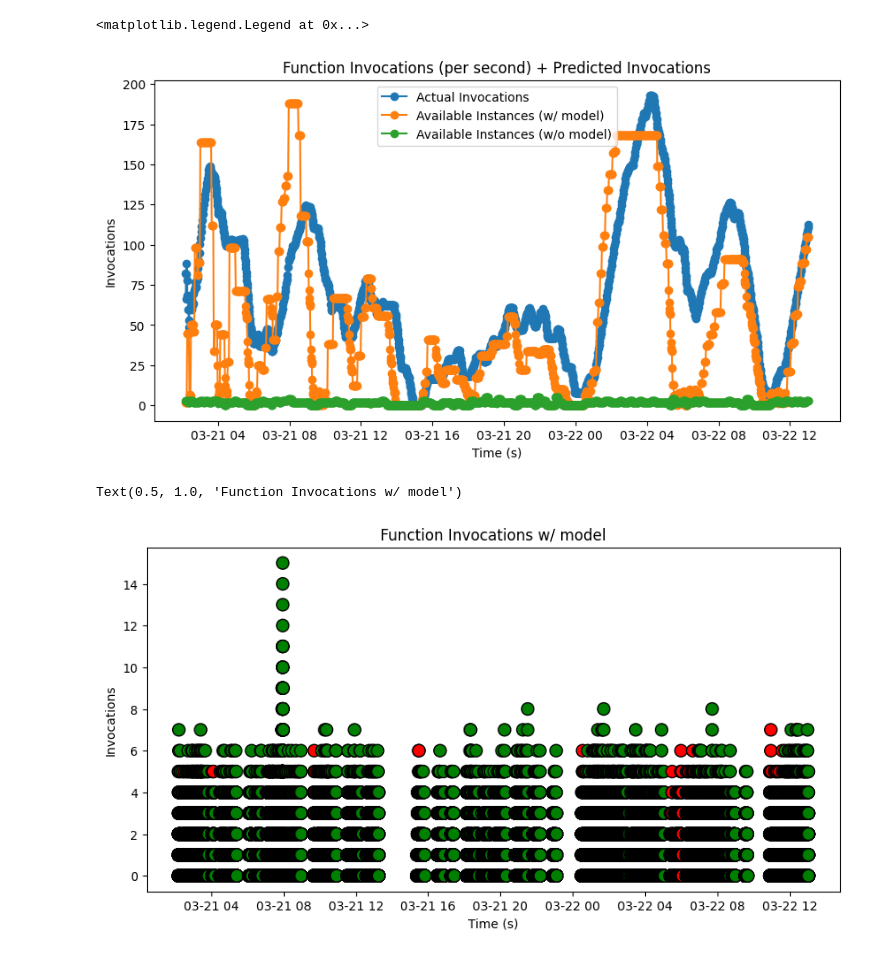
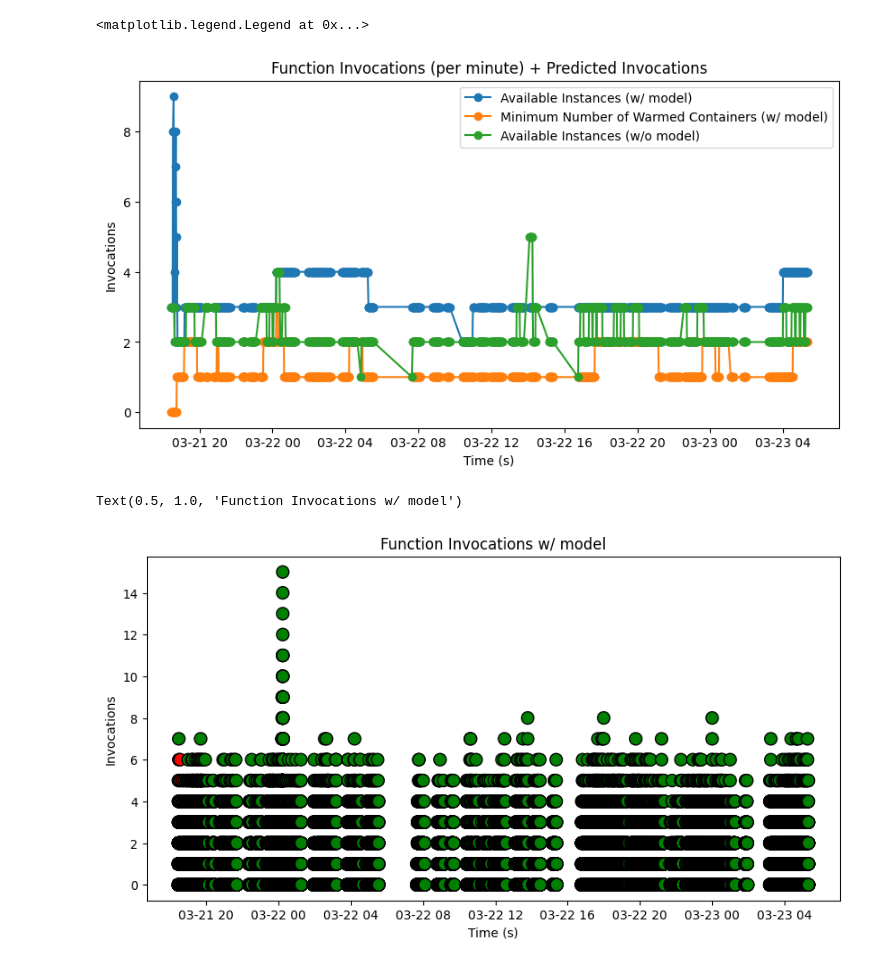
Before and after one commit to yuridekim/serverless-forecasting, a Jupyter notebook: sf2.ipynb, the cells around one changed output. Cells and saved outputs as stored; diff of their text form; code cells hidden in the pictures.

```diff
--- a/sf2.ipynb
+++ b/sf2.ipynb
@@ -26,49 +26,52 @@ from simulator import ServerlessSimulator, Distribution
 # Taken from measurements for simulator
 warm_dist = Distribution([0.000017, 0.000015], [0.021617, 0.010093], [0.000007, 0.000005])
 cold_dist = Distribution([1.121333, 0.629269], [0.220730, 0.045443], [0.000013, 0.000009])
+
+func_name = df["func"].mode()[0]
 # %%
 sim = ServerlessSimulator(df, warm_dist, cold_dist,
                           default_min_num_containers=0,
                           default_warming_period=600,
                           predictor_interval=360,
                           predictor_history_interval=100000,
-                          granularity=60
+                          granularity=1
                         )
 
-logs, containers = sim.run(df["func"].mode()[0], 100000, with_model=True)
+logs, containers = sim.run(func_name, 100000, with_model=True)
 # %%
 sim_no = ServerlessSimulator(df, warm_dist, cold_dist,
                           default_min_num_containers=0,
                           default_warming_period=600,
                           predictor_interval=360,
                           predictor_history_interval=100000,
-                          granularity=60
+                          granularity=1
                         )
 
-logs_no, containers_no = sim_no.run(df["func"].mode()[0], 100000, with_model=False)
+logs_no, containers_no = sim_no.run(func_name, 100000, with_model=False)
 # %%
-f = sim._functions[df["func"].mode()[0]]
-f_no = sim_no._functions[df["func"].mode()[0]]
+f = sim._functions[func_name]
+f_no = sim_no._functions[func_name]
 
 plt.figure(figsize=(10, 5))
-plt.title("Function Invocations (per second) + Predicted Invocations")
+plt.title("Function Invocations (per minute) + Predicted Invocations")
 plt.xlabel("Time (s)")
 plt.ylabel("Invocations")
-f.history["y_s"] = f.history["y"].rolling(window=100, min_periods=1).mean()
-plt.plot(f.history['ds'], f.history['y_s'], '-o', label="Actual Invocations")
+f.history["y_s"] = f.history["y"].rolling(window=10, min_periods=1).mean()
+# plt.plot(f.history['ds'], f.history['y_s'], '-o', label="Actual Invocations")
 
 plt.plot(f.history['ds'], f.history['available_containers'], '-o', label="Available Instances (w/ model)")
+plt.plot(f.history['ds'], f.history['min_num_containers'], '-o', label="Minimum Number of Warmed Containers (w/ model)")
 plt.plot(f_no.history['ds'], f_no.history['available_containers'], '-o', label="Available Instances (w/o model)")
 
 # for pred in f.predictions:
 #     plt.plot(pred['ds'], list(map(lambda x: 0 if x < 0 else x, pred['yhat'])), '-o', color="red", label="Predicted Invocations")
 
 handles, labels = plt.gca().get_legend_handles_labels()
 by_label = dict(zip(labels, handles))
 plt.legend(by_label.values(), by_label.keys())
 # %% [output]
 <matplotlib.legend.Legend at 0x...>
-[figure, old version]
+[figure, new version]
 # %%
 invoked_floor = pd.DataFrame(logs)
 invoked_floor['ds'] = invoked_floor['ds'].dt.floor('s')
@@ -81,7 +84,7 @@ plt.ylabel("Invocations")
 plt.title('Function Invocations w/ model')
 # %% [output]
 Text(0.5, 1.0, 'Function Invocations w/ model')
-[figure, old version]
+[figure, new version]
 # %%
 invoked_floor_no = pd.DataFrame(logs_no)
 invoked_floor_no['ds'] = invoked_floor_no['ds'].dt.floor('s')
```
Also changed, not shown: parts of 8 cells of this notebook, 1 other file.
